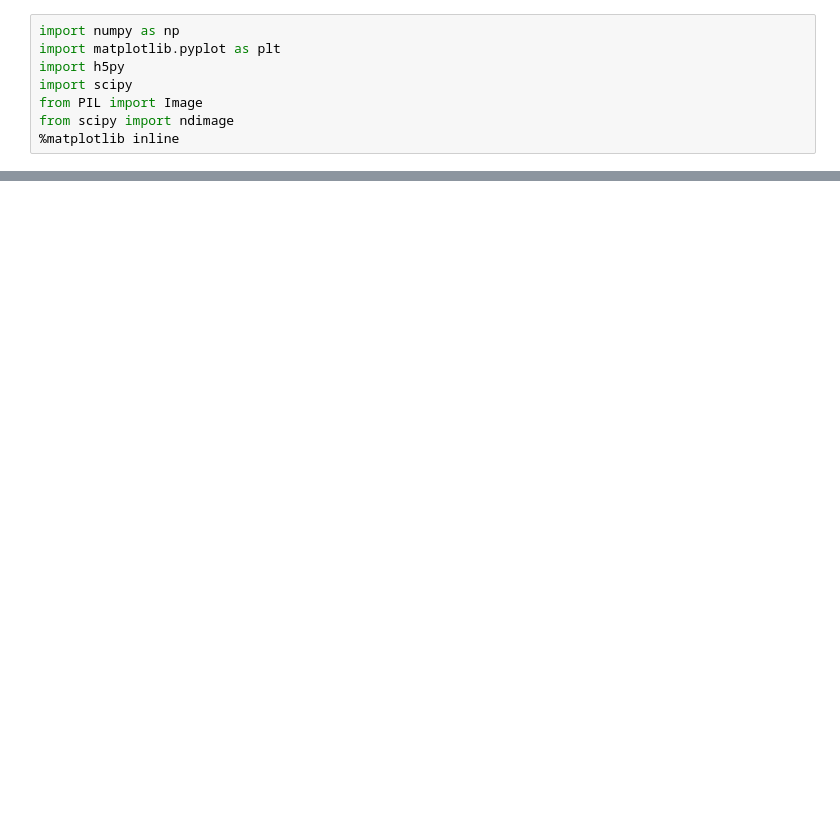
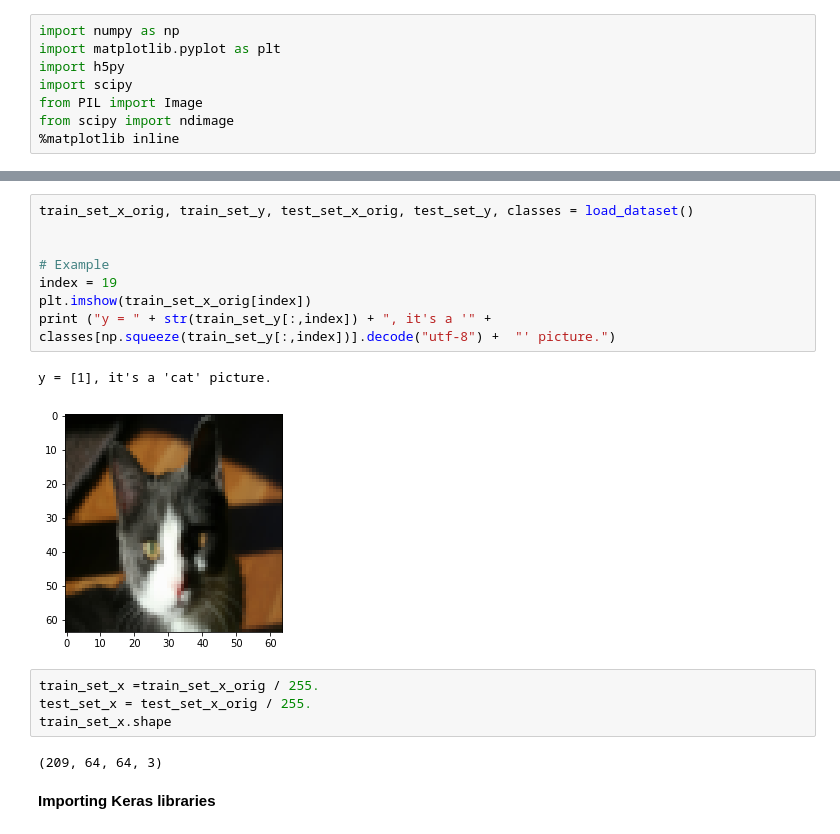
Before and after one commit to sagunkayastha/ILab_Tutorials, a Jupyter notebook: Convolution_Neural_Network.ipynb, the cells around one changed output, grey strips where cells are left out. Saved outputs shown, nothing was run; the diff lists cells and outputs as text; blank space fills up the shorter version.

```diff
--- a/Convolution_Neural_Network.ipynb
+++ b/Convolution_Neural_Network.ipynb
@@ -49,0 +53,19 @@ train_catvnoncat.h5 100%[===================>]   2.45M  --.-KB/s    in 0.1s
+# %%
+train_set_x_orig, train_set_y, test_set_x_orig, test_set_y, classes = load_dataset()
+
+
+# Example
+index = 19
+plt.imshow(train_set_x_orig[index])
+print ("y = " + str(train_set_y[:,index]) + ", it's a '" + classes[np.squeeze(train_set_y[:,index])].decode("utf-8") +  "' picture.")
+# %% [output]
+y = [1], it's a 'cat' picture.
+[figure, added]
+# %%
+train_set_x =train_set_x_orig / 255.
+test_set_x = test_set_x_orig / 255.
+train_set_x.shape
+# %% [output]
+(209, 64, 64, 3)
+# %% [markdown]
+**Importing Keras libraries**
```
Also changed, not shown: parts of 14 cells of this notebook.
